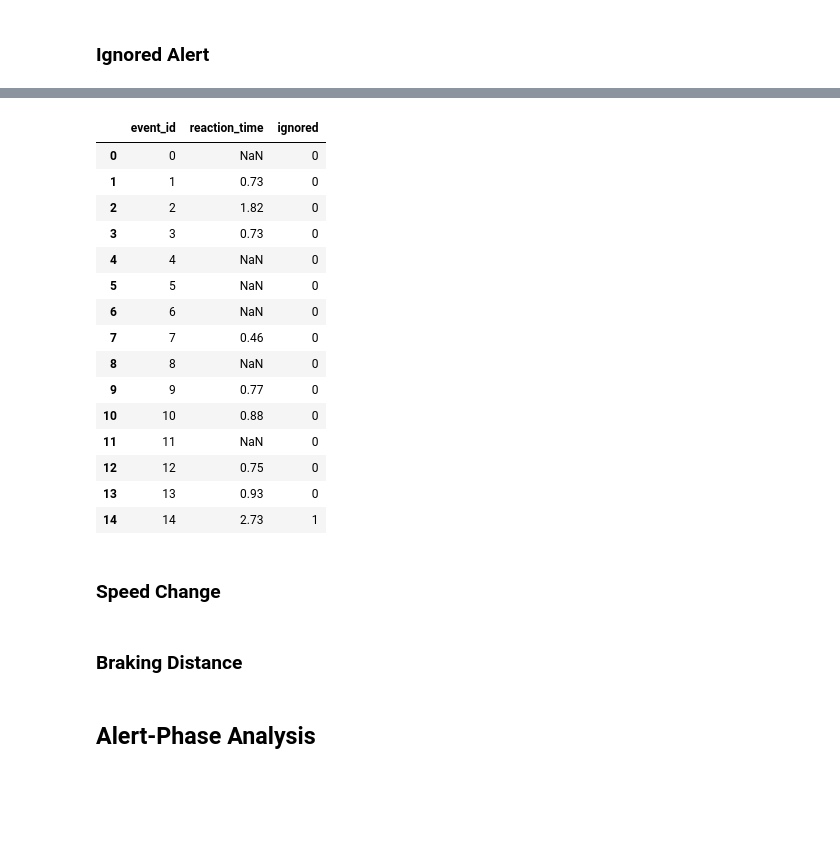
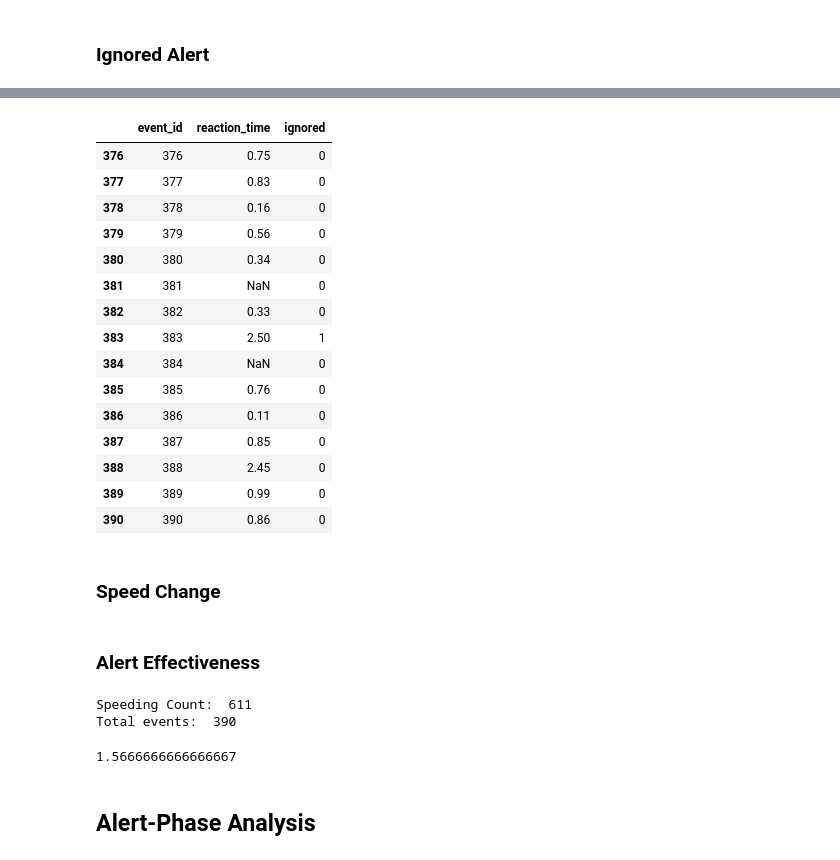
Before and after one commit to KeirAAAlcantara/SimAnalysis, a Jupyter notebook: Sim_Analysis.ipynb, the cells around one changed output, grey strips where cells are left out. Cells and saved outputs as stored; diff of their text form; code cells hidden in the pictures; blank space fills up the shorter version.

```diff
--- a/Sim_Analysis.ipynb
+++ b/Sim_Analysis.ipynb
@@ -171,4 +207,4 @@ Name: timestamp, dtype: float64
 # %% [markdown]
 *Note: in the cases of NaN values: at times the rider is just above the speeding threshold, the system in CARLA might not have detected enough throttle release. Therefore, in the subtracting the action to the start becomes not applicable.*
 # %%
-reaction_table = reaction_timeK.reset_index(name="reaction_time")
+reaction_table = reaction_time.reset_index(name="reaction_time")
@@ -199,25 +248,25 @@ reaction_table["ignored"] = (
     (reaction_table["reaction_time"] >= 2.5)
 ).astype(int)
 # %%
-display(reaction_table.head(15))
+display(reaction_table.tail(15))
 # %% [output]
 |  | event_id | reaction_time | ignored |
-| 0 | 0 | NaN | 0 |
-| 1 | 1 | 0.73 | 0 |
-| 2 | 2 | 1.82 | 0 |
-| 3 | 3 | 0.73 | 0 |
-| 4 | 4 | NaN | 0 |
-| 5 | 5 | NaN | 0 |
-| 6 | 6 | NaN | 0 |
-| 7 | 7 | 0.46 | 0 |
-| 8 | 8 | NaN | 0 |
-| 9 | 9 | 0.77 | 0 |
-| 10 | 10 | 0.88 | 0 |
-| 11 | 11 | NaN | 0 |
-| 12 | 12 | 0.75 | 0 |
-| 13 | 13 | 0.93 | 0 |
-| 14 | 14 | 2.73 | 1 |
+| 376 | 376 | 0.75 | 0 |
+| 377 | 377 | 0.83 | 0 |
+| 378 | 378 | 0.16 | 0 |
+| 379 | 379 | 0.56 | 0 |
+| 380 | 380 | 0.34 | 0 |
+| 381 | 381 | NaN | 0 |
+| 382 | 382 | 0.33 | 0 |
+| 383 | 383 | 2.50 | 1 |
+| 384 | 384 | NaN | 0 |
+| 385 | 385 | 0.76 | 0 |
+| 386 | 386 | 0.11 | 0 |
+| 387 | 387 | 0.85 | 0 |
+| 388 | 388 | 2.45 | 0 |
+| 389 | 389 | 0.99 | 0 |
+| 390 | 390 | 0.86 | 0 |
 # %% [markdown]
 ### Speed Change
-# %% [markdown]
-### Braking Distance
+# %% [markdown]
+### Alert Effectiveness
@@ -223,0 +276,6 @@ display(reaction_table.head(15))
+# %%
+print("Speeding Count: ", speedingCount)
+print("Total events: ", total_events)
+# %% [output]
+Speeding Count:  611
+Total events:  390
@@ -224,3 +284,7 @@ display(reaction_table.head(15))
+# %%
+print(effective)
+# %% [output]
+1.5666666666666667
 # %% [markdown]
 ## Alert-Phase Analysis
 # %%
```
Also changed, not shown: parts of 24 cells of this notebook, 2 other files.
